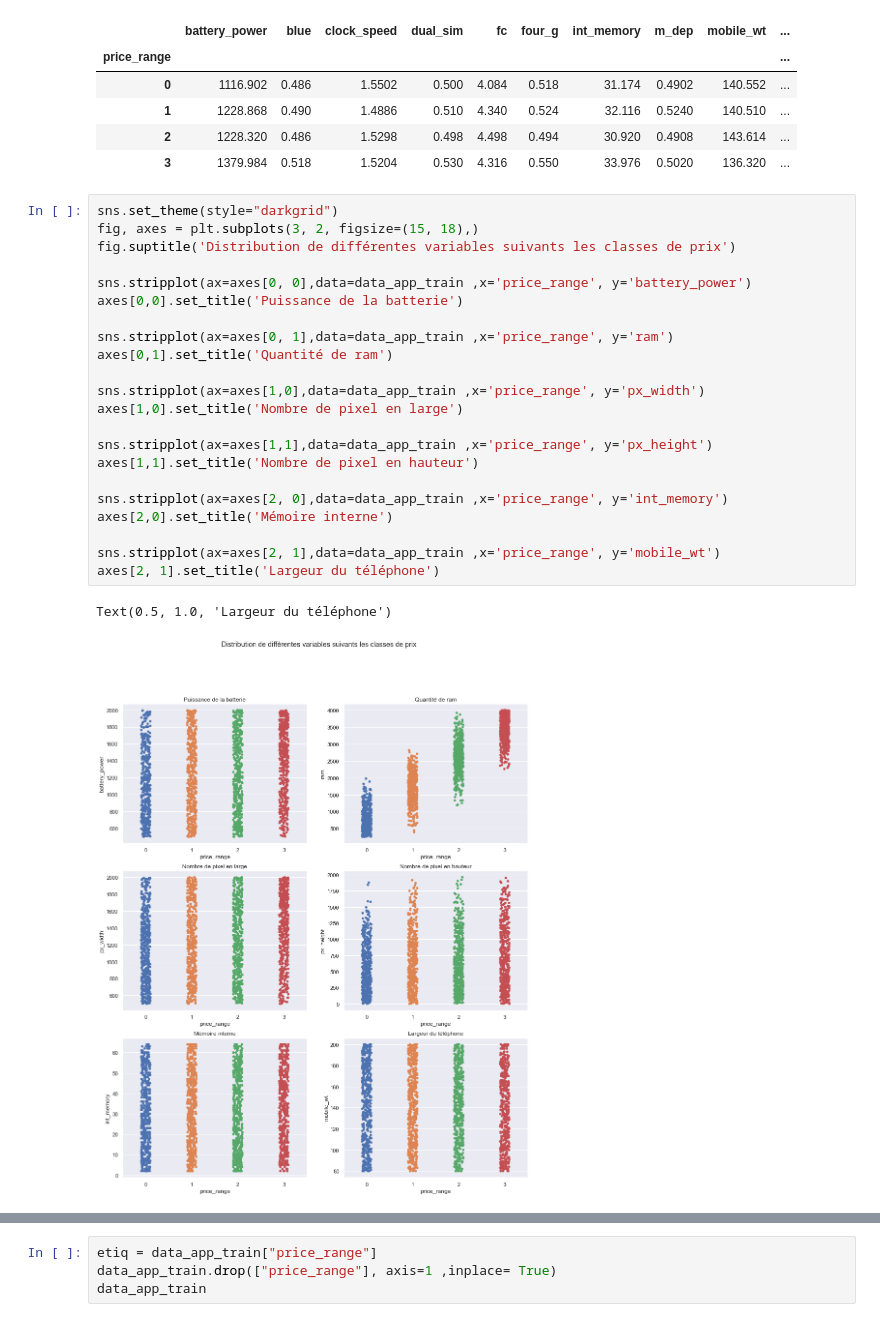
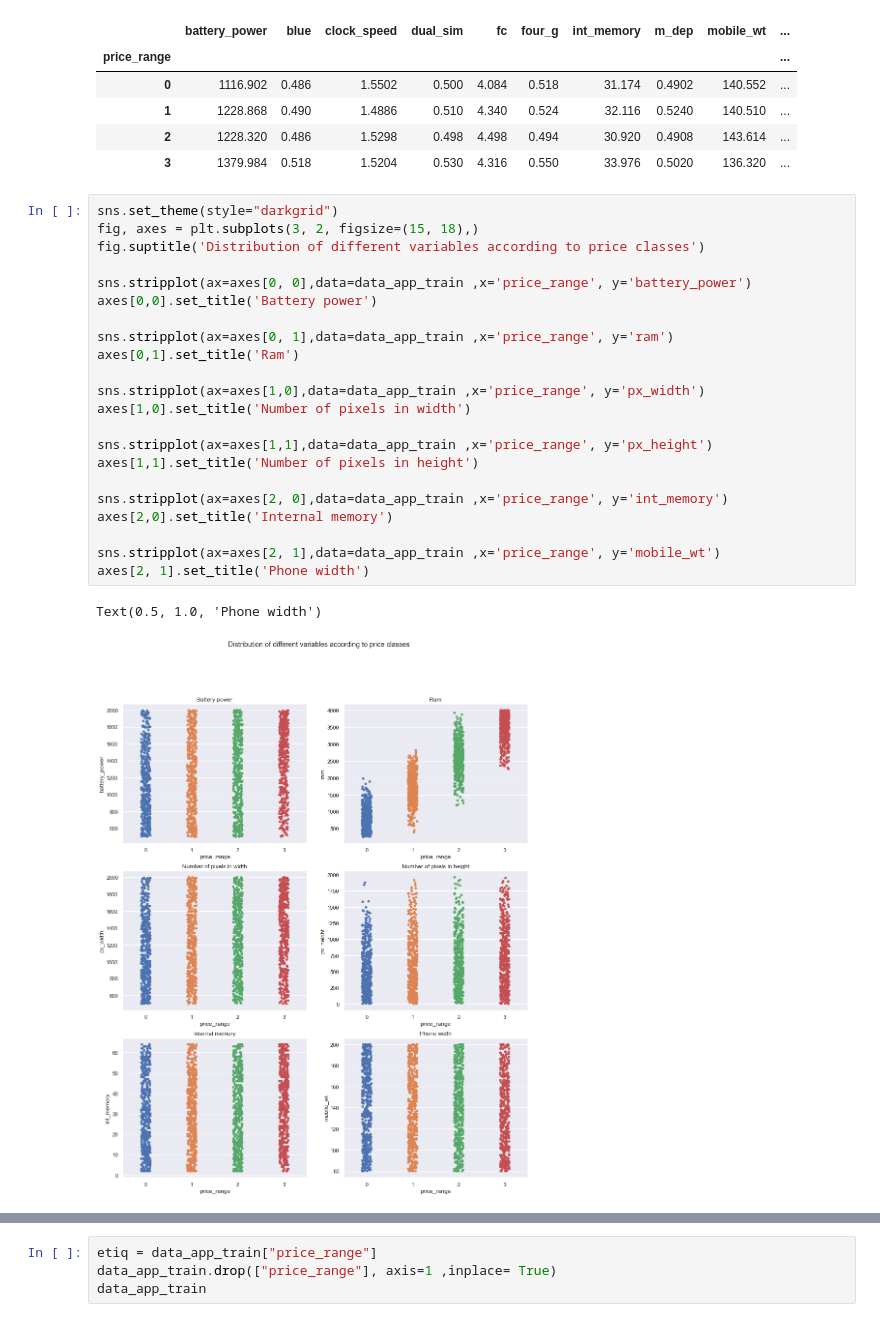
Before and after one commit to MohamedNennouche/mobile-price-classification, a Jupyter notebook: notebook-price.ipynb, the cells around one changed output, grey strips where cells are left out. Drawn from its saved outputs; the diff is of its cells as text.

```diff
--- a/notebook-price.ipynb
+++ b/notebook-price.ipynb
@@ -68,28 +67,28 @@ data_app_train.groupby("price_range").mean()
 # %%
 sns.set_theme(style="darkgrid")
 fig, axes = plt.subplots(3, 2, figsize=(15, 18),)
-fig.suptitle('Distribution de différentes variables suivants les classes de prix')
+fig.suptitle('Distribution of different variables according to price classes')
 
 sns.stripplot(ax=axes[0, 0],data=data_app_train ,x='price_range', y='battery_power')
-axes[0,0].set_title('Puissance de la batterie')
+axes[0,0].set_title('Battery power')
 
 sns.stripplot(ax=axes[0, 1],data=data_app_train ,x='price_range', y='ram')
-axes[0,1].set_title('Quantité de ram')
+axes[0,1].set_title('Ram')
 
 sns.stripplot(ax=axes[1,0],data=data_app_train ,x='price_range', y='px_width')
-axes[1,0].set_title('Nombre de pixel en large')
+axes[1,0].set_title('Number of pixels in width')
 
 sns.stripplot(ax=axes[1,1],data=data_app_train ,x='price_range', y='px_height')
-axes[1,1].set_title('Nombre de pixel en hauteur')
+axes[1,1].set_title('Number of pixels in height')
 
 sns.stripplot(ax=axes[2, 0],data=data_app_train ,x='price_range', y='int_memory')
-axes[2,0].set_title('Mémoire interne')
+axes[2,0].set_title('Internal memory')
 
 sns.stripplot(ax=axes[2, 1],data=data_app_train ,x='price_range', y='mobile_wt')
-axes[2, 1].set_title('Largeur du téléphone')
+axes[2, 1].set_title('Phone width')
 # %% [output]
-Text(0.5, 1.0, 'Largeur du téléphone')
+Text(0.5, 1.0, 'Phone width')
-[figure, old version]
+[figure, new version]
 # %%
 plt.figure(figsize=(21,13))
 plt.subplot(3,2,1)
```
Also changed, not shown: parts of 45 cells of this notebook, 1 other file.
